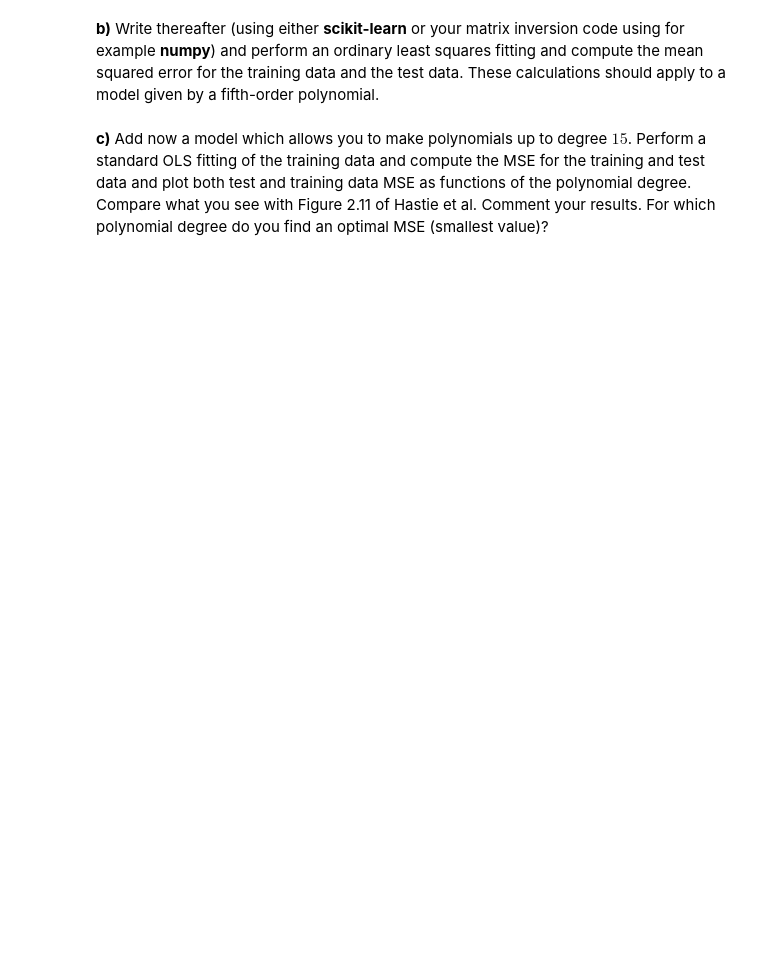
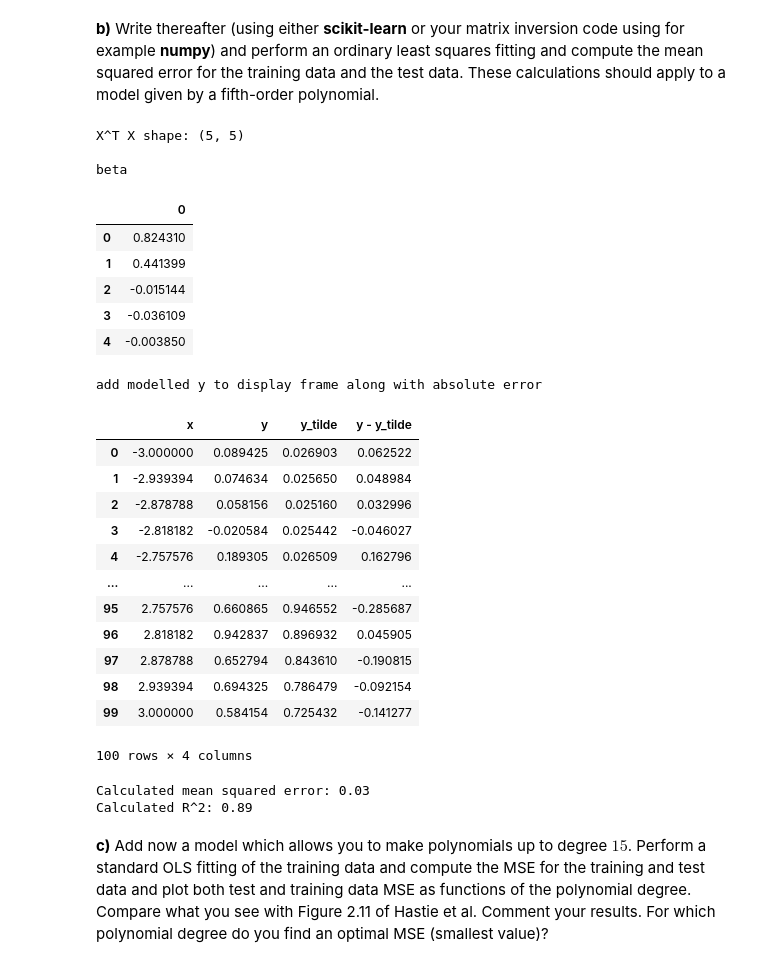
Before and after one commit to ericludvigs/MachineLearning, a Jupyter notebook: work/exercise_34.ipynb, the cells around one changed output. Cells and saved outputs as stored; diff of their text form; code cells hidden in the pictures; blank space fills up the shorter version.

```diff
--- a/work/exercise_34.ipynb
+++ b/work/exercise_34.ipynb
@@ -305,3 +305,7 @@ n = 100
 # Make data set.
 x = np.linspace(-3, 3, n).reshape(-1, 1)
 y = np.exp(-x**2) + 1.5 * np.exp(-(x-2)**2)+ np.random.normal(0, 0.1, x.shape)
+
+# fancier display than numpy print
+results_frame = pd.DataFrame({"x":x.flatten(), "y":y.flatten()})
+display(results_frame)
@@ -314,6 +358,57 @@ Write a first code which sets up a design matrix $X$ defined by a fifth-order po
 **b)**
 Write thereafter (using either **scikit-learn** or your matrix inversion code using for example **numpy**)
 and perform an ordinary least squares fitting and compute the mean squared error for the training data and the test data. These calculations should apply to a model given by a fifth-order polynomial.
+# %%
+# optimal beta is given by
+# beta_hat = (X^T X)^-1 X^T y
+
+x_t_x = np.matmul(X.T, X)
+print("X^T X shape:", x_t_x.shape)
+calc_invert = np.linalg.inv(x_t_x)
+
+beta = calc_invert.dot(X.T).dot(y)
+df = pd.DataFrame(beta)
+print("\nbeta")
+display(df)
+
+y_tilde = X @ beta
+
+print("add modelled y to display frame along with absolute error")
+results_frame["y_tilde"] = y_tilde.flatten()
+results_frame["y - y_tilde"] = y.flatten()-y_tilde.flatten()
+display(results_frame)
+
+calculated_mse = custom_mse(y, y_tilde)
+print(f"Calculated mean squared error: {calculated_mse:.2f}")
+
+calculated_r2 = custom_r2(y, y_tilde)
+print(f"Calculated R^2: {calculated_r2:.2f}")
+# %% [output]
+X^T X shape: (5, 5)
+
+beta
+|  | 0 |
+| 0 | 0.824310 |
+| 1 | 0.441399 |
+| 2 | -0.015144 |
+| 3 | -0.036109 |
+| 4 | -0.003850 |
+add modelled y to display frame along with absolute error
+|  | x | y | y_tilde | y - y_tilde |
+| 0 | -3.000000 | 0.089425 | 0.026903 | 0.062522 |
+| 1 | -2.939394 | 0.074634 | 0.025650 | 0.048984 |
+| 2 | -2.878788 | 0.058156 | 0.025160 | 0.032996 |
+| 3 | -2.818182 | -0.020584 | 0.025442 | -0.046027 |
+| 4 | -2.757576 | 0.189305 | 0.026509 | 0.162796 |
+| ... | ... | ... | ... | ... |
+| 95 | 2.757576 | 0.660865 | 0.946552 | -0.285687 |
+| 96 | 2.818182 | 0.942837 | 0.896932 | 0.045905 |
+| 97 | 2.878788 | 0.652794 | 0.843610 | -0.190815 |
+| 98 | 2.939394 | 0.694325 | 0.786479 | -0.092154 |
+| 99 | 3.000000 | 0.584154 | 0.725432 | -0.141277 |
+100 rows × 4 columns
+Calculated mean squared error: 0.03
+Calculated R^2: 0.89
 # %% [markdown]
 **c)**
 Add now a model which allows you to make polynomials up to degree $15$.  Perform a standard OLS fitting of the training data and compute the MSE for the training and test data and plot both test and training data MSE as functions of the polynomial degree. Compare what you see with Figure 2.11 of Hastie et al. Comment your results. For which polynomial degree do you find an optimal MSE (smallest value)?
```
Also changed, not shown: parts of 11 cells of this notebook.
